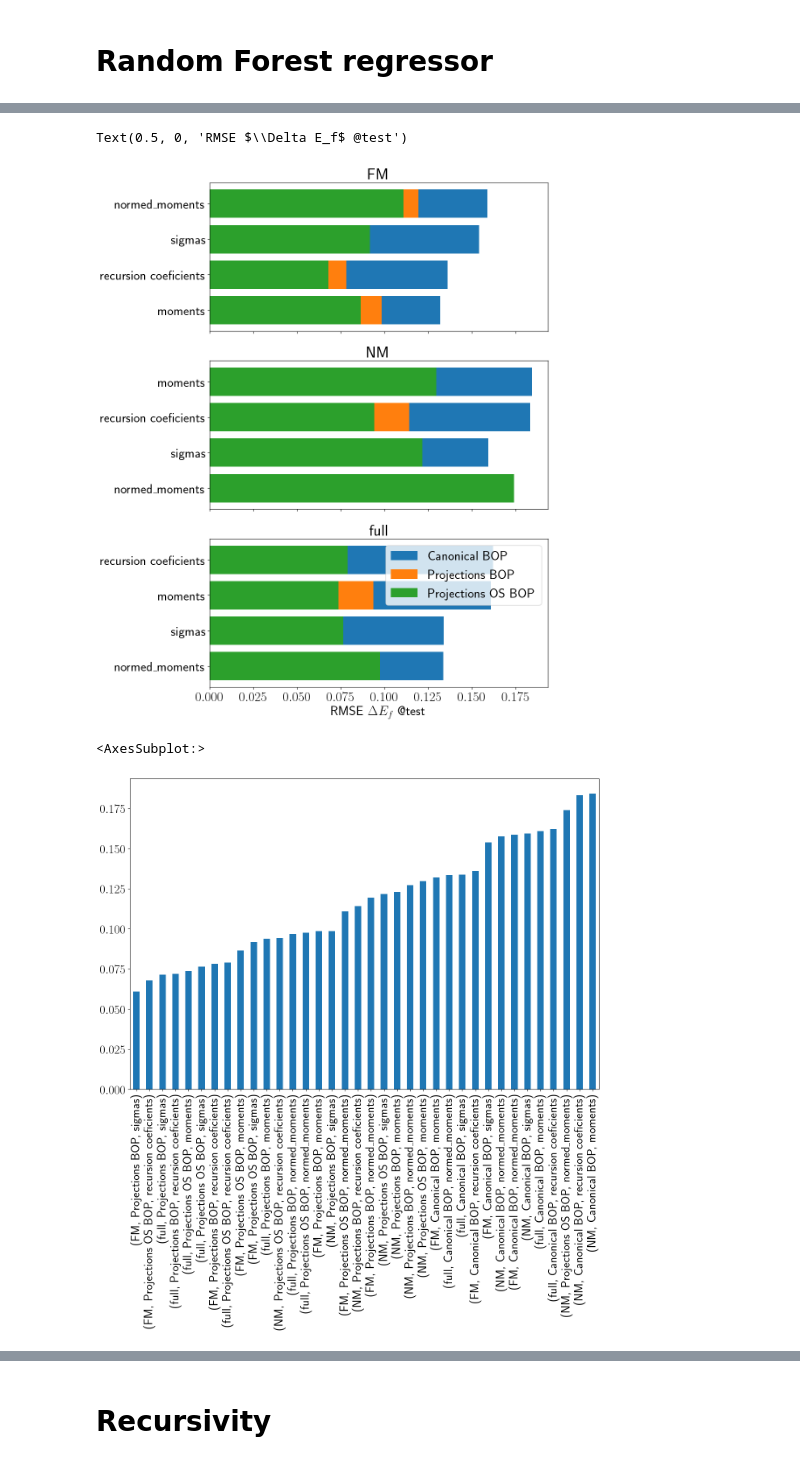
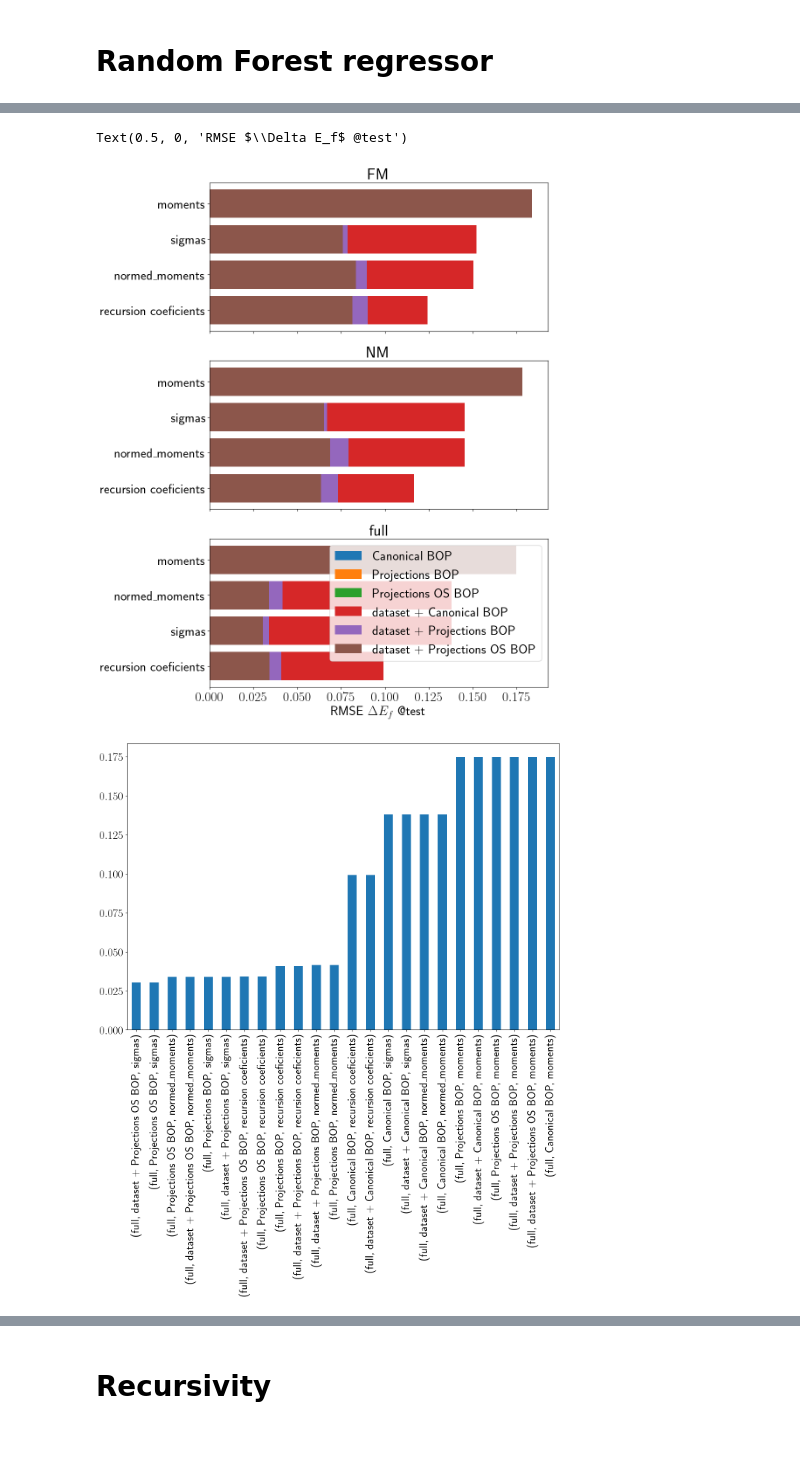
Before and after one commit to AIIMProject/MLFeMoTCPs, a Jupyter notebook: 07_MachineLearn.ipynb, the cells around one changed output, grey strips where cells are left out. Drawn from its saved outputs; the diff is of its cells as text; code cells hidden in the pictures.

Commit message:
incorporating CNNAVS into features for all groups

```diff
--- a/07_MachineLearn.ipynb
+++ b/07_MachineLearn.ipynb
@@ -51,8 +124,8 @@ Features = {group: feature.loc[allindex] for group, feature in Features.items()}
 # %% [markdown]
 # Random Forest regressor
 # %%
-groups = {'moments':'^moments_.*0$|Mag|Struc','normed_moments':'^normed.*0$|Mag|Struc', 'recursion coeficients':'an_.*0$|bn_.*0$|Mag|Struc',
-         'sigmas':'sigma.*_0|Mag|Struc'}
+groups = {'moments':'^moments$|Mag|Struc','normed_moments':'^normed|Mag|Struc', 'recursion coeficients':'an_.*|bn_.*|Mag|Struc',
+         'sigmas':'sigma.*|Mag|Struc'}
 # %%
 simplebopresultslocation = os.path.join(resultslocation, 'simpleresults.pkl')
 # %%
@@ -107,0 +184,2 @@ fractions  = dfRMSE.index.get_level_values(0).unique()
+# %%
+fulls = dfRMSE.index.get_level_values(0).str.contains('full')#.str.contains('^(?!.*CNAV)')
@@ -108,7 +190,11 @@ fractions  = dfRMSE.index.get_level_values(0).unique()
+# %%
+nocnav = dfRMSE.index.get_level_values(1).str.contains('^(?!.*CNAV.*)')
+# %%
+withzeros = dfRMSE.index.get_level_values(1).str.contains('^(?!.*no Zeros.*)')
 # %%
 colors = {'Canonical BOP': 'Blues',  'Projections BOP': 'greens', 'Projections OS BOP': ['green', 'ocean']}
 fix, axes = plt.subplots(len(fractions), 1, figsize = (10, 15), sharex=True)
-for ax, (ds, groups ) in zip(axes, dfRMSE.groupby(level=0)):
+for ax, (ds, groups ) in zip(axes, dfRMSE.loc[(fulls | fms | nms) & nocnav & withzeros].groupby(level=0)):
     ax.set_title(ds)
     for group, scores  in groups.groupby(level=1):
         ax.barh(scores.index.get_level_values(2), scores['test'], label=group)
@@ -117,9 +203,8 @@ ax.set_xlabel('RMSE $\Delta E_f$ @test')
 #ax.set_xticklabels(ax.get_xticklabels(), rotation=90)
 # %% [output]
 Text(0.5, 0, 'RMSE $\\Delta E_f$ @test')
-[figure, old version]
+[figure, new version]
 # %%
-dfRMSE['test'].plot(kind = 'bar')
+crouded_axes = dfRMSE.loc[fulls & nocnav & withzeros]['test'].plot(kind = 'bar')
 # %% [output]
-<AxesSubplot:>
-[figure, old version]
+[figure, new version]
```
Also changed, not shown: parts of 33 cells of this notebook, 1 other file.
